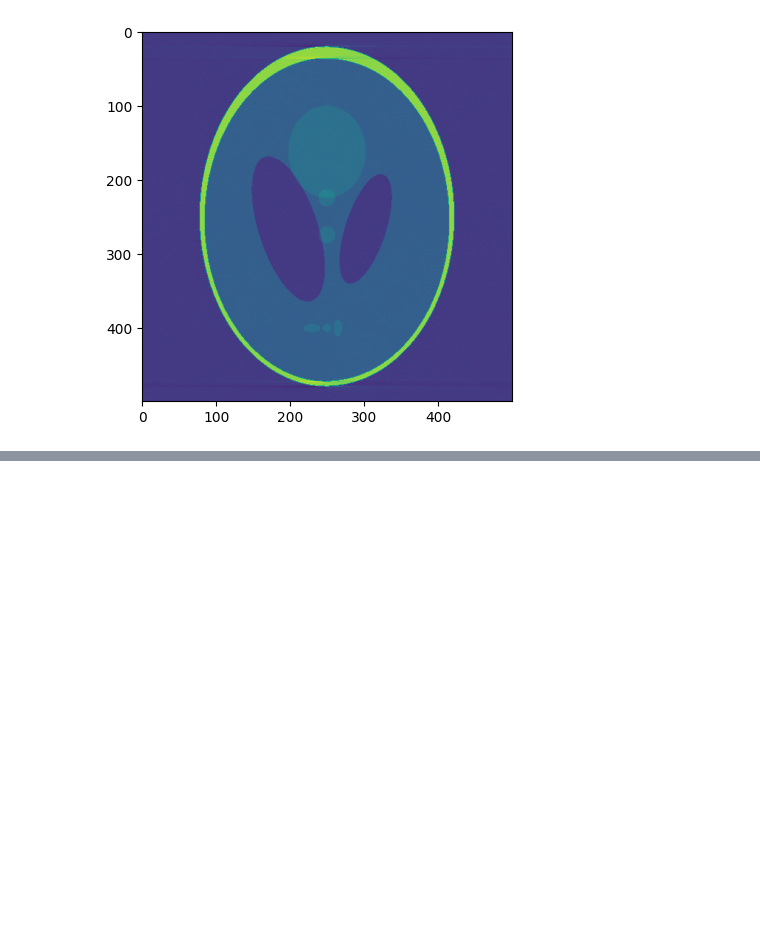
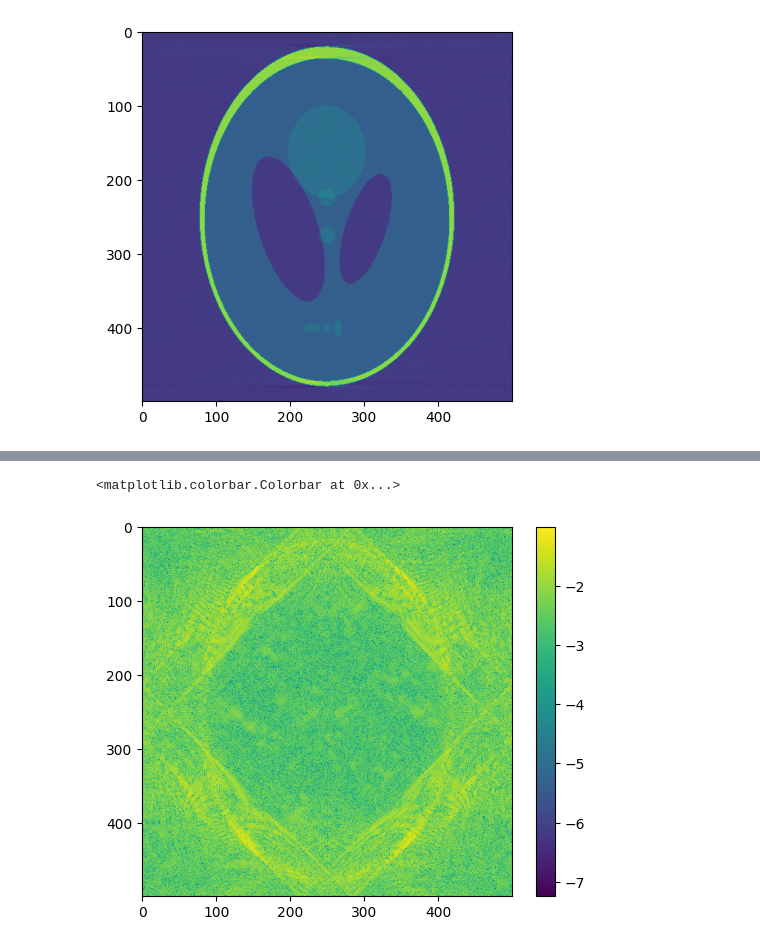
Before and after one commit to Loris0/ppfft, a Jupyter notebook: fast_reconstruction.ipynb, the cells around one changed output, grey strips where cells are left out. Drawn from its saved outputs; the diff is of its cells as text; code cells hidden in the pictures; blank space fills up the shorter version.

```diff
--- a/fast_reconstruction.ipynb
+++ b/fast_reconstruction.ipynb
@@ -208,0 +222,6 @@ plt.imshow(sol_direct.real)
+# %%
+plt.imshow(np.log10(np.abs(sol_1d.real - sol_direct.real)))
+plt.colorbar()
+# %% [output]
+<matplotlib.colorbar.Colorbar at 0x...>
+[figure, added]
```
Also changed, not shown: parts of 5 cells of this notebook, 3 other files.
